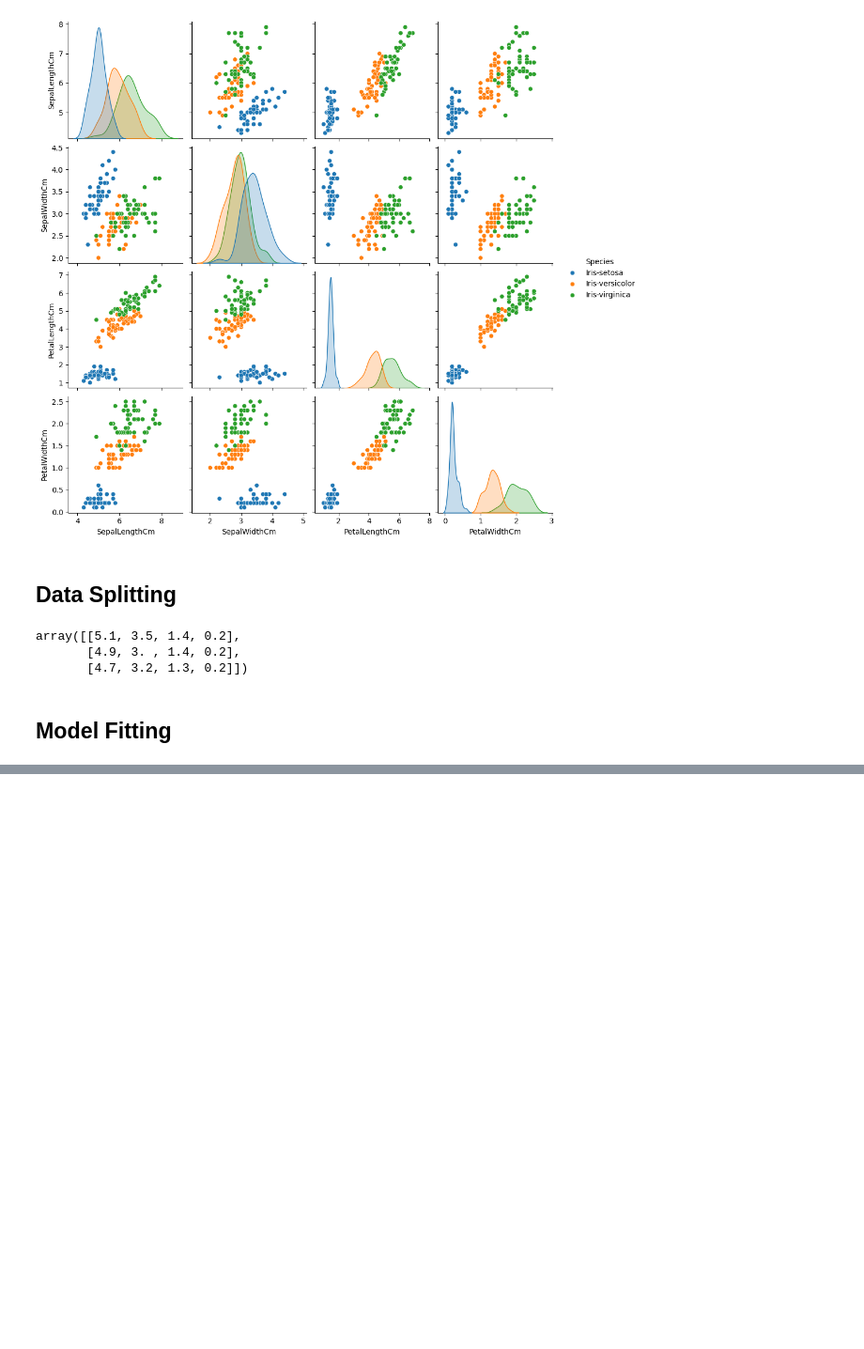
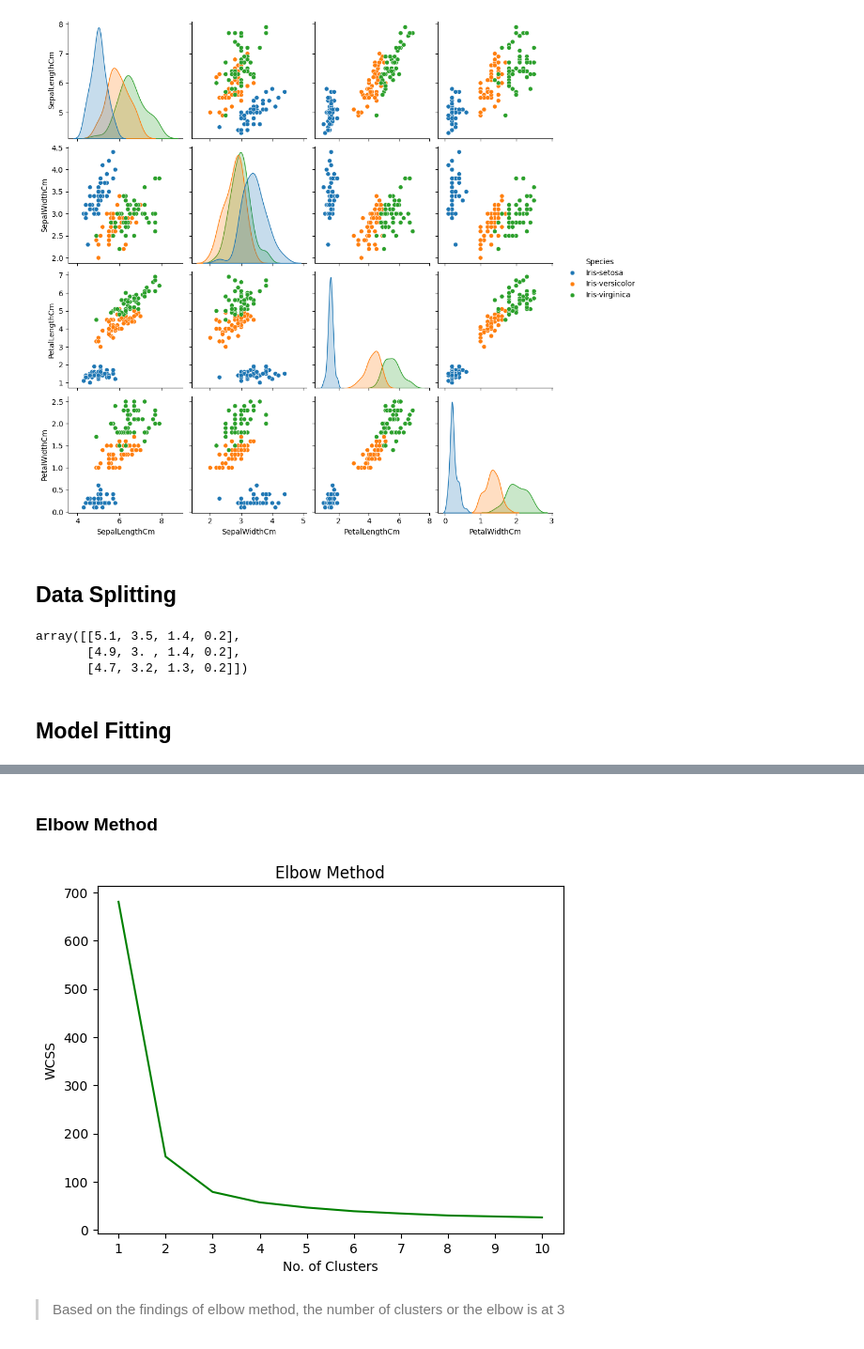
Before and after one commit to maxellmilay/iris-clustering, a Jupyter notebook: model.ipynb, the cells around one changed output, grey strips where cells are left out. Shown: that part at 94% size. Saved outputs shown, nothing was run; the diff lists cells and outputs as text; code cells hidden in the pictures; blank space fills up the shorter version.

Commit message:
[Features][Maxell] implemented elbow method

```diff
--- a/model.ipynb
+++ b/model.ipynb
@@ -30,7 +30,10 @@ import numpy as np
 import matplotlib.pyplot as plt
 import seaborn as sns
 import warnings
+from sklearn.cluster import KMeans
 warnings.filterwarnings('ignore')
+
+wcss = []
 # %% [markdown]
 ## Load Dataset
 # %%
@@ -166,0 +177,18 @@ array([[5.1, 3.5, 1.4, 0.2],
+# %% [markdown]
+### Elbow Method
+# %%
+for i in range(1,11):
+    k_means = KMeans(n_clusters=i, init='k-means++', max_iter=300, n_init=10, random_state=0)
+    k_means.fit(x)
+    wcss.append(k_means.inertia_)
+
+plt.plot(range(1,11), wcss, c="green")
+plt.xticks(range(1, 11, 1))
+plt.title('Elbow Method')
+plt.xlabel('No. of Clusters')
+plt.ylabel('WCSS')
+plt.show()
+# %% [output]
+[figure, added]
+# %% [markdown]
+> Based on the findings of elbow method, the number of clusters or the elbow is at 3
```
Also changed, not shown: parts of 1 cell of this notebook.
